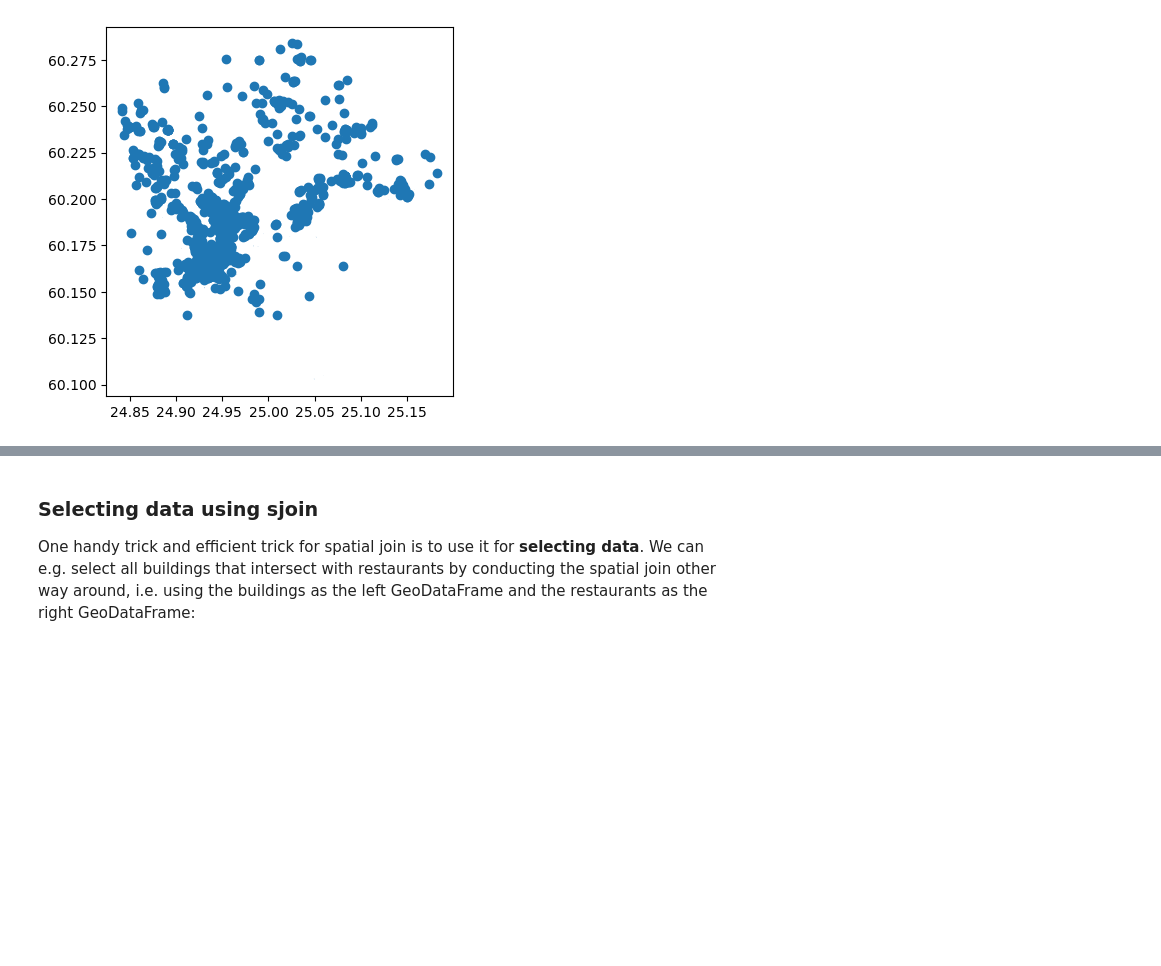
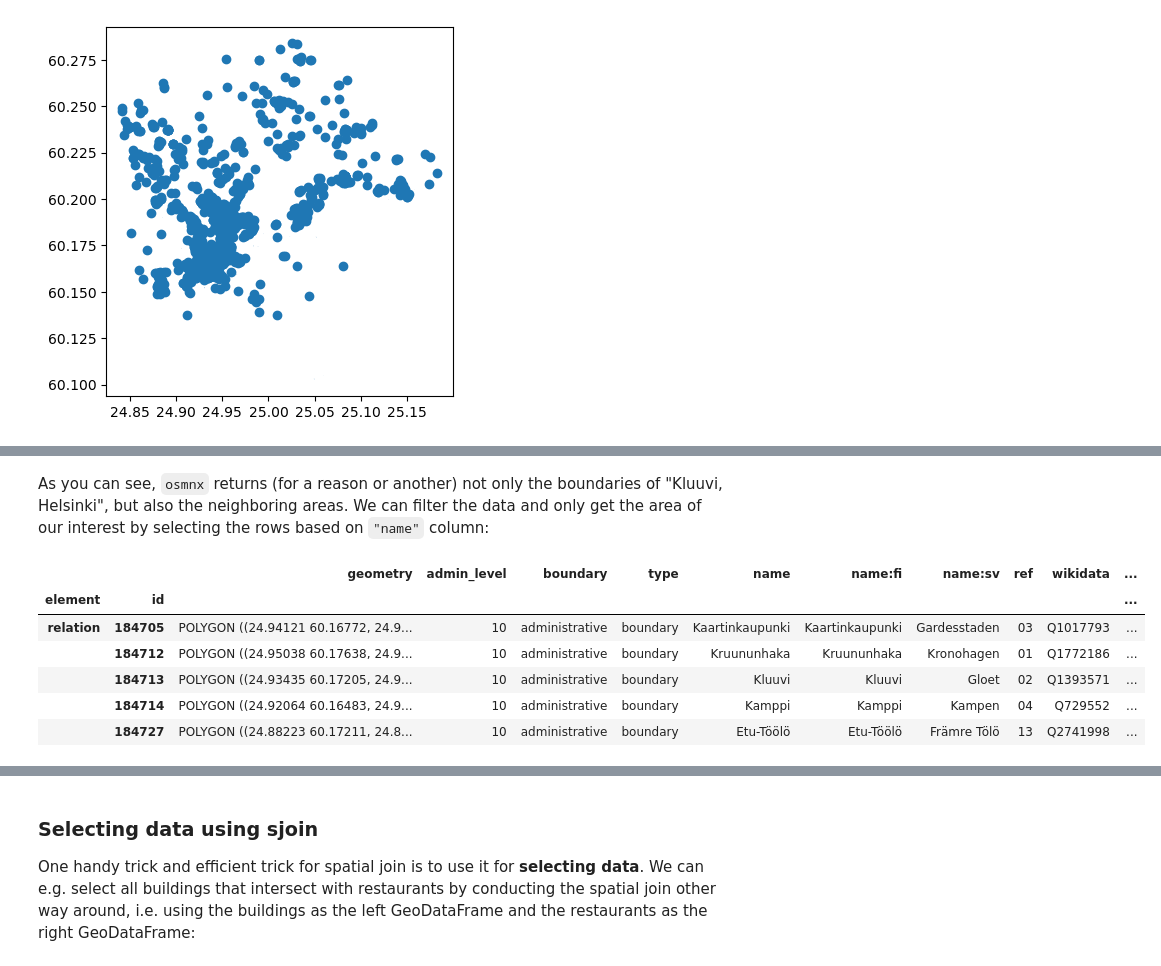
Before and after one commit to AaltoGIS/IntroSDA, a Jupyter notebook: source/tutorials/intro-to-python-geostack.ipynb, the cells around one changed output, grey strips where cells are left out. Saved outputs shown, nothing was run; the diff lists cells and outputs as text; code cells hidden in the pictures; blank space fills up the shorter version.

```diff
--- a/source/tutorials/intro-to-python-geostack.ipynb
+++ b/source/tutorials/intro-to-python-geostack.ipynb
@@ -346,0 +340,6 @@ As we can see from the above, now we have merged information from the buildings
+# %%
+query = "Kluuvi, Helsinki"
+
+# Retrieve admin borders from the given area
+borders = ox.features_from_place(query, tags={"admin_level": "10"})
+borders.explore()
@@ -346,0 +348,12 @@ As we can see from the above, now we have merged information from the buildings
+# %% [markdown]
+As you can see, `osmnx` returns (for a reason or another) not only the boundaries of "Kluuvi, Helsinki", but also the neighboring areas. We can filter the data and only get the area of our interest by selecting the rows based on `"name"` column:
+# %%
+borders.head()
+# %% [output]
+|  |  | geometry | admin_level | boundary | type | name | name:fi | name:sv | ref | wikidata | ... |
+| element | id |  |  |  |  |  |  |  |  |  | ... |
+| relation | 184705 | POLYGON ((24.94121 60.16772, 24.9... | 10 | administrative | boundary | Kaartinkaupunki | Kaartinkaupunki | Gardesstaden | 03 | Q1017793 | ... |
+|  | 184712 | POLYGON ((24.95038 60.17638, 24.9... | 10 | administrative | boundary | Kruununhaka | Kruununhaka | Kronohagen | 01 | Q1772186 | ... |
+|  | 184713 | POLYGON ((24.93435 60.17205, 24.9... | 10 | administrative | boundary | Kluuvi | Kluuvi | Gloet | 02 | Q1393571 | ... |
+|  | 184714 | POLYGON ((24.92064 60.16483, 24.9... | 10 | administrative | boundary | Kamppi | Kamppi | Kampen | 04 | Q729552 | ... |
+|  | 184727 | POLYGON ((24.88223 60.17211, 24.8... | 10 | administrative | boundary | Etu-Töölö | Etu-Töölö | Främre Tölö | 13 | Q2741998 | ... |
```
Also changed, not shown: parts of 16 cells of this notebook, 3 other files.
